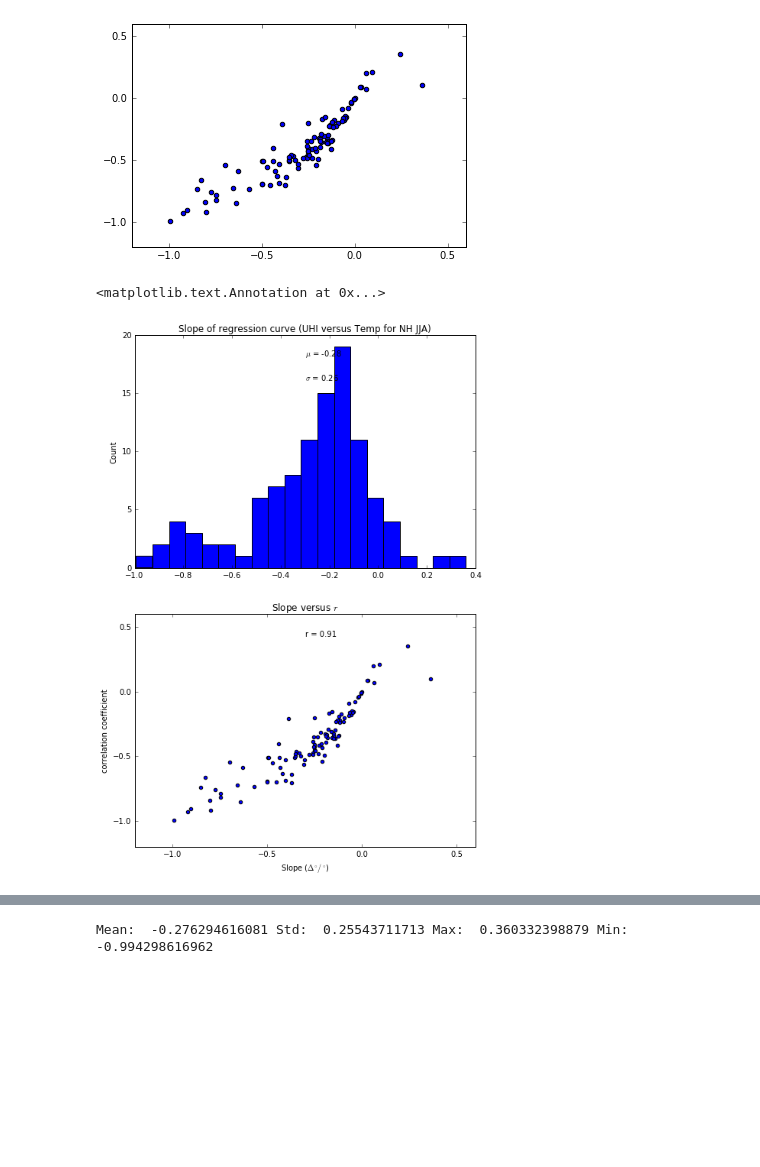
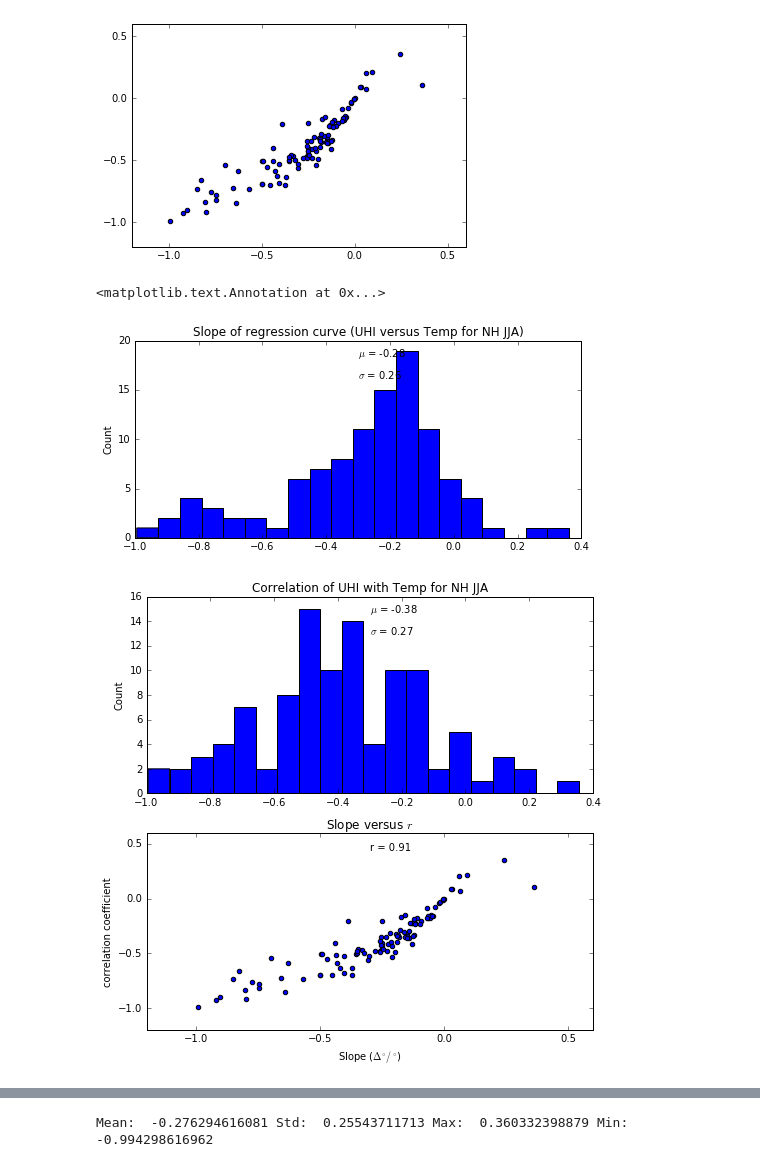
Before and after one commit to gottscott/heat, a Jupyter notebook: HeatwavesAndUHI.ipynb, the cells around one changed output, grey strips where cells are left out. Drawn from its saved outputs; the diff is of its cells as text; code cells hidden in the pictures; blank space fills up the shorter version.

Commit message:
added HW correlation analysis

```diff
--- a/HeatwavesAndUHI.ipynb
+++ b/HeatwavesAndUHI.ipynb
@@ -208,6 +209,7 @@ def hw_scatter(x,y,title, xlabel, ylabel) :
     plt.annotate('y = %.2f x + %.2f'%(m,b), xy=(.5, .9), xycoords='axes fraction',  horizontalalignment='left', verticalalignment='bottom')
 # %%
 dict = ['Min', 'Max']
+slopes = np.zeros(df.shape[0])
 
 for i in range(2, df.shape[0]):
     city = df.iloc[i]['City']
@@ -553,24 +555,36 @@ plt.scatter(slopes, correlations)
 # %%
 data = slopes
 data = data[~np.isnan(data)]
 plt.figure(figsize=[8,12])
-plt.subplot(2,1,1)
+plt.subplot(3,1,1)
 plt.hist(data, 20)
 plt.title('Slope of regression curve (UHI versus Temp for NH JJA)')
 #plt.xlabel('Slope ($ \Delta ^{\circ} /^{\circ} $)')
 plt.ylabel('Count')
 plt.annotate('$ \mu $ = %2.2f'%data.mean(), xy=(.5, .9), xycoords='axes fraction',  horizontalalignment='left', verticalalignment='bottom')
 plt.annotate('$ \sigma $ = %2.2f'%data.std(), xy=(.5, .8), xycoords='axes fraction',  horizontalalignment='left', verticalalignment='bottom')
 
-plt.subplot(2,1,2)
+data = correlations
+data = data[~np.isnan(data)]
+plt.figure(figsize=[8,12])
+plt.subplot(3,1,2)
+plt.hist(data, 20)
+plt.title('Correlation of UHI with Temp for NH JJA')
+#plt.xlabel('Slope ($ \Delta ^{\circ} /^{\circ} $)')
+plt.ylabel('Count')
+plt.annotate('$ \mu $ = %2.2f'%data.mean(), xy=(.5, .9), xycoords='axes fraction',  horizontalalignment='left', verticalalignment='bottom')
+plt.annotate('$ \sigma $ = %2.2f'%data.std(), xy=(.5, .8), xycoords='axes fraction',  horizontalalignment='left', verticalalignment='bottom')
+
+plt.subplot(3,1,3)
 plt.title('Slope versus $r$')
 plt.scatter(slopes, correlations)
 plt.xlabel('Slope ($ \Delta ^{\circ} /^{\circ} $)')
 #plt.xlim([-1.0,0.2])
 plt.ylabel('correlation coefficient')
 ind = ~np.isnan(slopes) & ~np.isnan(correlations)
 r = np.corrcoef(slopes[ind],correlations[ind])[0,1]
 plt.annotate('r = %2.2f'%r, xy=(.5, .9), xycoords='axes fraction',  horizontalalignment='left', verticalalignment='bottom')
 # %% [output]
 <matplotlib.text.Annotation at 0x...>
-[figure, old version]
+[figure, new version]
+[figure, added]
```
Also changed, not shown: parts of 13 cells of this notebook.
